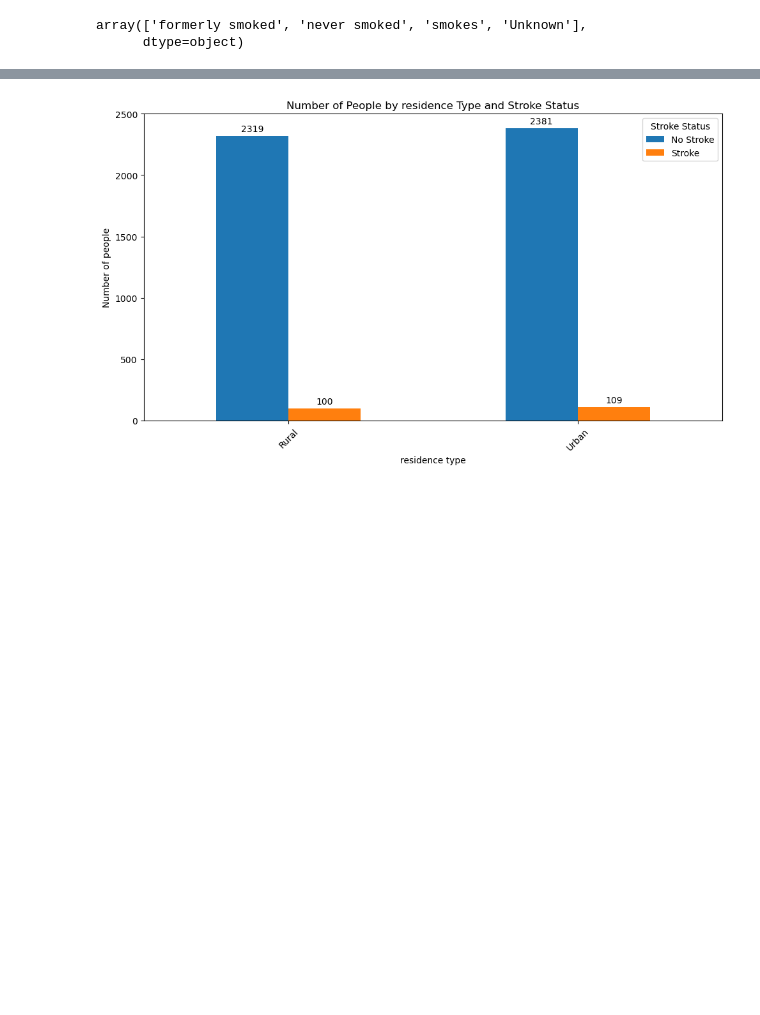
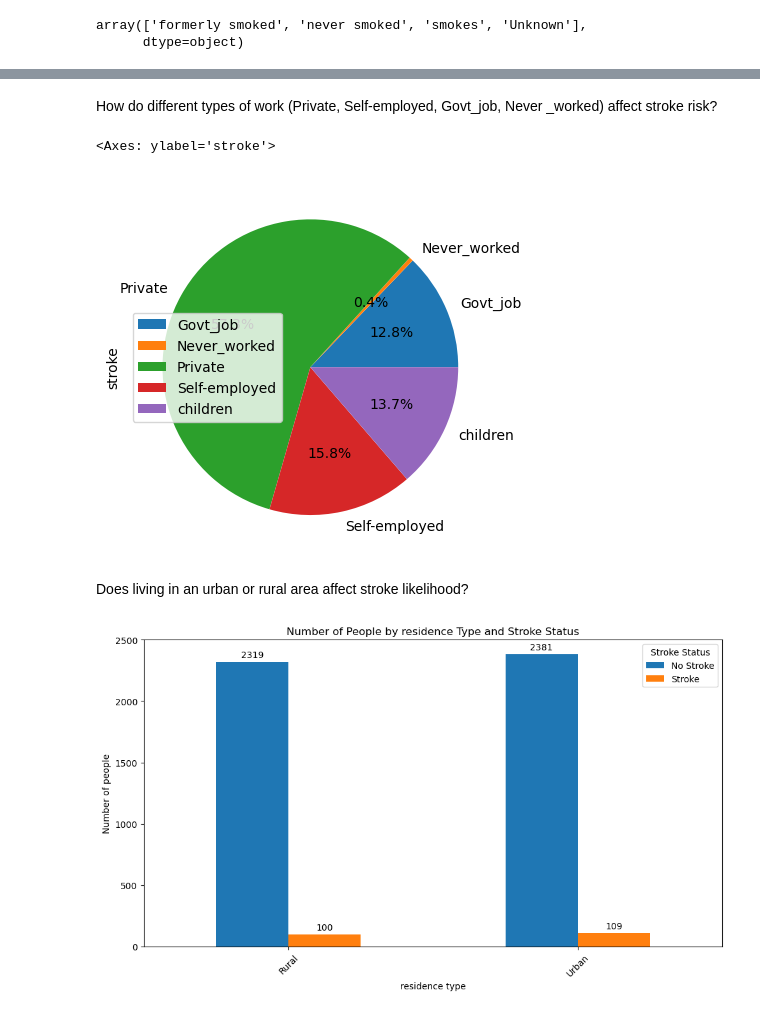
Before and after one commit to talazubi/project-1, a Jupyter notebook: cleaned_stroke_df.ipynb, the cells around one changed output, grey strips where cells are left out. Saved outputs shown, nothing was run; the diff lists cells and outputs as text; code cells hidden in the pictures; blank space fills up the shorter version.

Commit message:
Fixing pie chart

```diff
--- a/cleaned_stroke_df.ipynb
+++ b/cleaned_stroke_df.ipynb
@@ -166,0 +151,2 @@ for work_type in work_type_count.index:
+# %%
+work_type_count = stroke_predictive.groupby("work_type").count()
@@ -167,3 +163,12 @@ for work_type in work_type_count.index:
+# %% [markdown]
+How do different types of work (Private, Self-employed, Govt_job, Never _worked) affect stroke risk?
+# %%
+work_type_count.plot.pie(y="stroke",autopct="%1.1f%%")
+# %% [output]
+<Axes: ylabel='stroke'>
+[figure, added]
+# %% [markdown]
+Does living in an urban or rural area affect stroke likelihood?
 # %%
 #Group data by residence type and stroke then count
 residence_type_count = stroke_predictive.groupby(["residence_type" , "stroke"]).size().unstack(fill_value=0)
```
Also changed, not shown: parts of 2 cells of this notebook.
